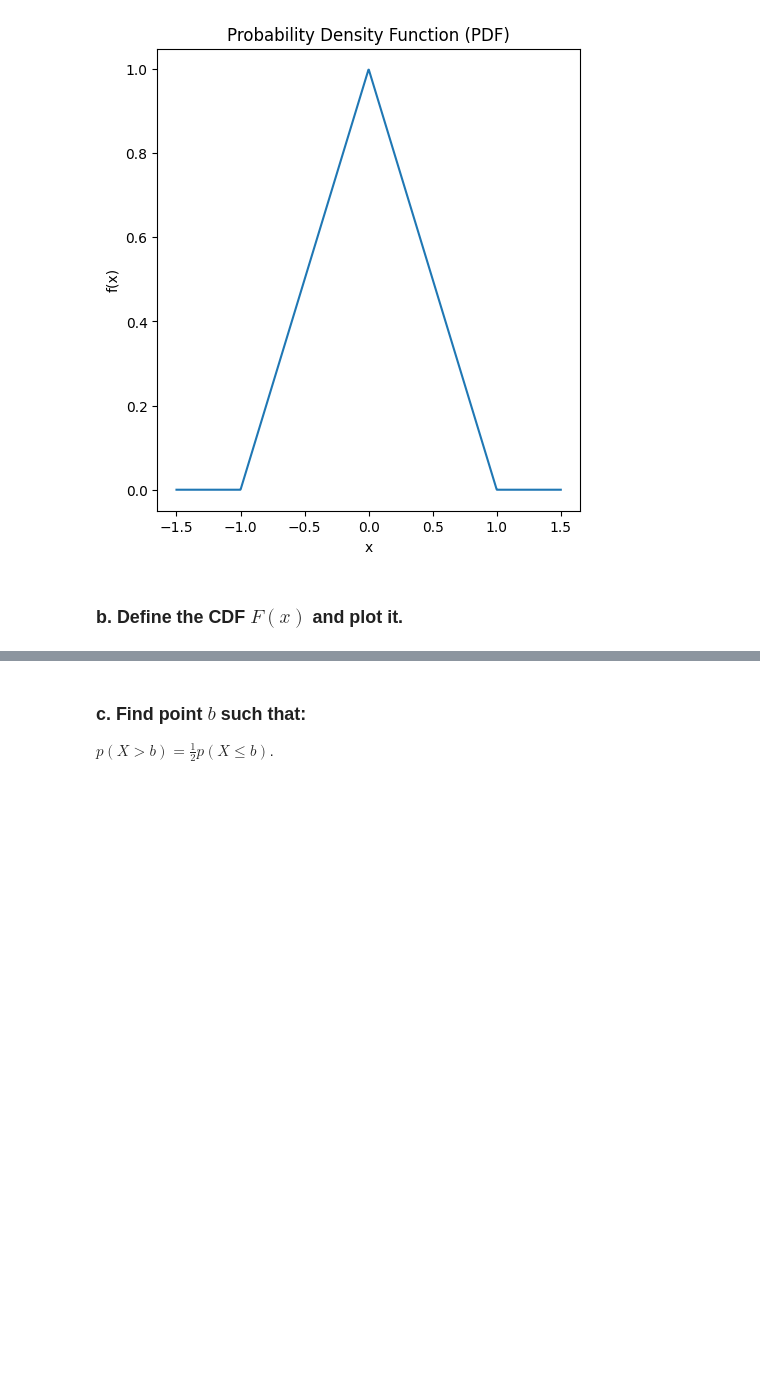
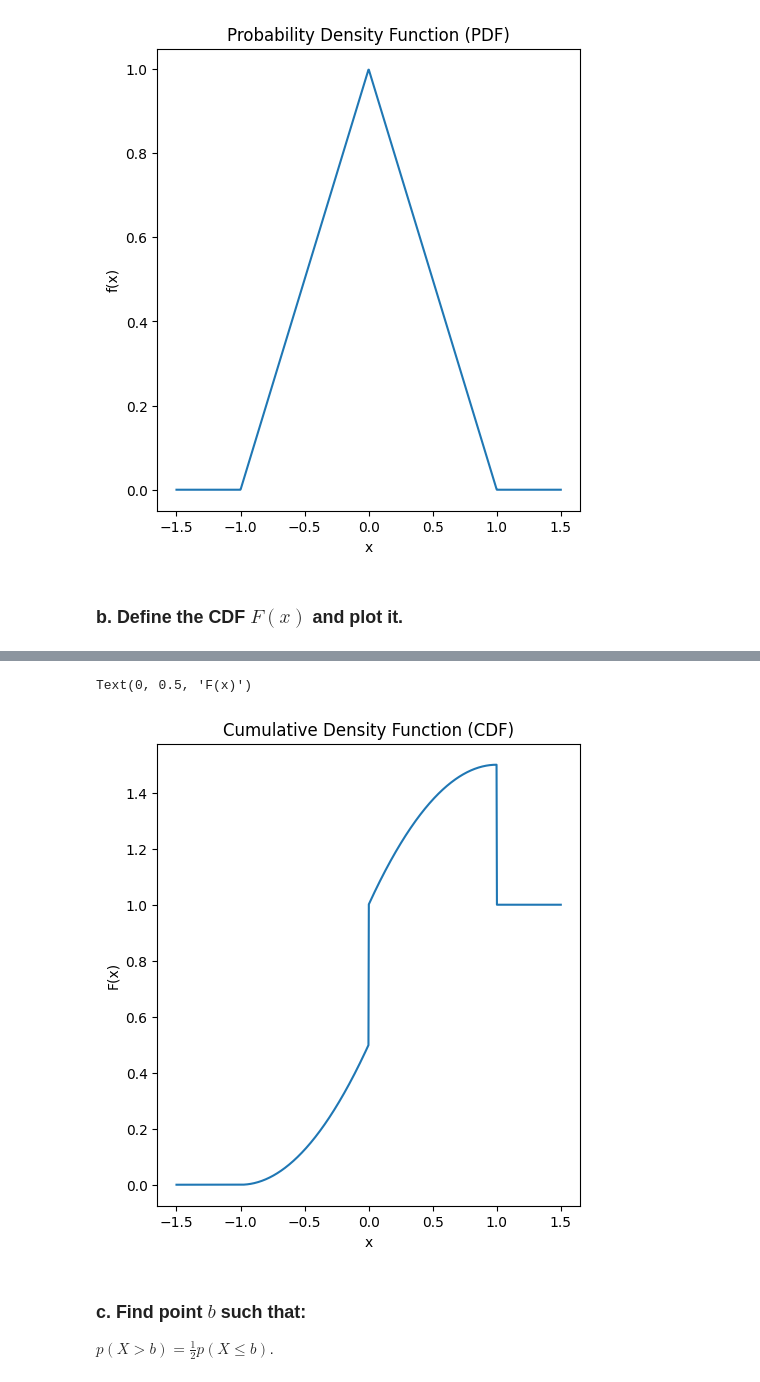
Before and after one commit to masprime77/PMI_homeworks, a Jupyter notebook: homework1_student_v2.ipynb, the cells around one changed output, grey strips where cells are left out. Cells and saved outputs as stored; diff of their text form; code cells hidden in the pictures; blank space fills up the shorter version.

```diff
--- a/homework1_student_v2.ipynb
+++ b/homework1_student_v2.ipynb
@@ -273,3 +307,28 @@ Text(0, 0.5, 'f(x)')
+# %%
+#### YOUR SOLUTION HERE:
+def cdf_1_6(x):
+    if x <= -1:
+        return 0
+    elif -1 < x <= 0:
+        return x + ((x**2) / 2) + 1/2
+    elif 0 < x <= 1:
+        return 1 + x - ((x**2) / 2)
+    else:
+        return 1
+# %%
+xs = np.linspace(-1.5, 1.5, 1000)
+
+cdf_values = [cdf_1_6(x) for x in xs]
+
+plt.figure(figsize=(12, 6))
+plt.subplot(1, 2, 1)
+plt.plot(xs, cdf_values, label='CDF')
+plt.title('Cumulative Density Function (CDF)')
+plt.xlabel('x')
+plt.ylabel('F(x)')
+# %% [output]
+Text(0, 0.5, 'F(x)')
+[figure, added]
 # %% [markdown]
 ### c. Find point $b$ such that:
 $p(X > b) = \frac{1}{2}p(X \leq b)$.
```
Also changed, not shown: parts of 4 cells of this notebook, 1 other file.
